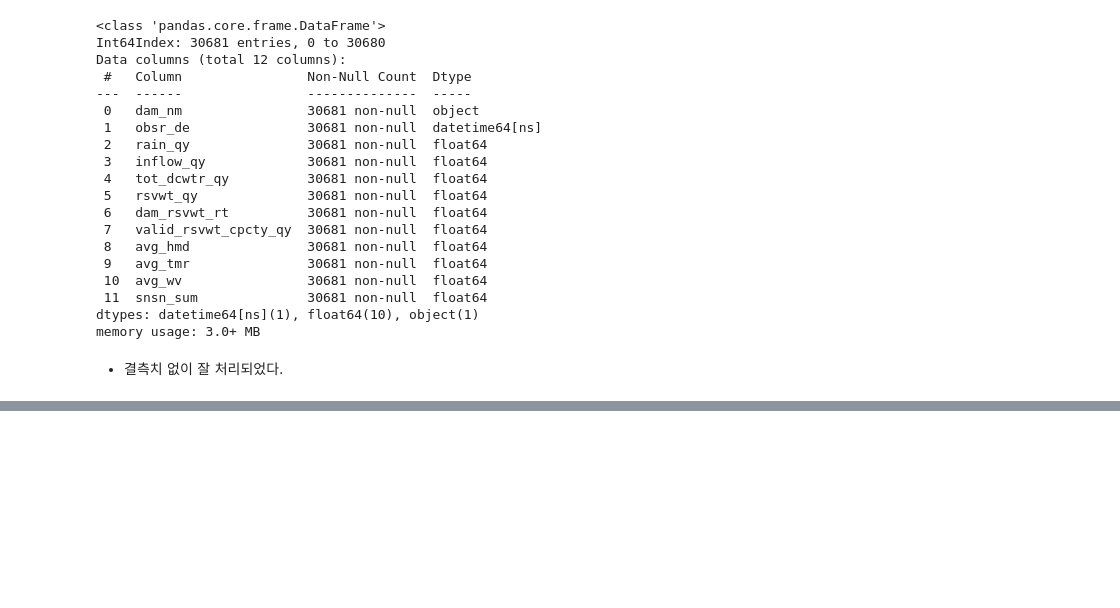
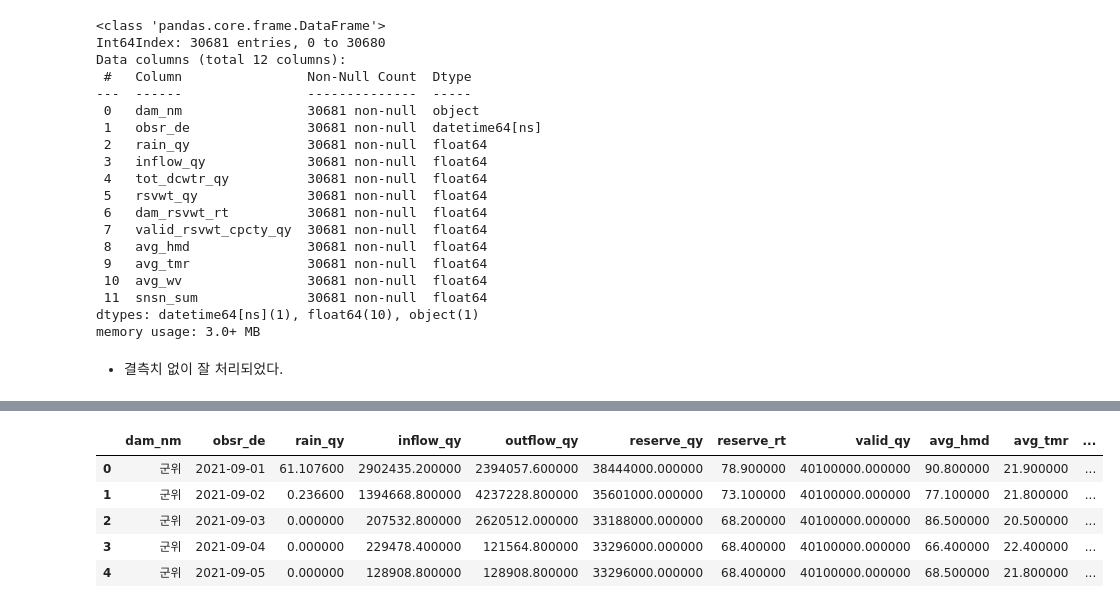
Before and after one commit to chasubeen/KSDC_DB, a Jupyter notebook: data_merge.ipynb, the cells around one changed output, grey strips where cells are left out. Saved outputs shown, nothing was run; the diff lists cells and outputs as text; code cells hidden in the pictures; blank space fills up the shorter version.

```diff
--- a/data_merge.ipynb
+++ b/data_merge.ipynb
@@ -637,2 +680,13 @@ memory usage: 3.0+ MB
+# %%
+df.columns = ['dam_nm','obsr_de', 'rain_qy', 'inflow_qy', 'outflow_qy', 'reserve_qy', 'reserve_rt', 'valid_qy', 'avg_hmd', 'avg_tmr', 'avg_wv', 'sun_sum']
+# %%
+df.head()
+# %% [output]
+|  | dam_nm | obsr_de | rain_qy | inflow_qy | outflow_qy | reserve_qy | reserve_rt | valid_qy | avg_hmd | avg_tmr | ... |
+| 0 | 군위 | 2021-09-01 | 61.107600 | 2902435.200000 | 2394057.600000 | 38444000.000000 | 78.900000 | 40100000.000000 | 90.800000 | 21.900000 | ... |
+| 1 | 군위 | 2021-09-02 | 0.236600 | 1394668.800000 | 4237228.800000 | 35601000.000000 | 73.100000 | 40100000.000000 | 77.100000 | 21.800000 | ... |
+| 2 | 군위 | 2021-09-03 | 0.000000 | 207532.800000 | 2620512.000000 | 33188000.000000 | 68.200000 | 40100000.000000 | 86.500000 | 20.500000 | ... |
+| 3 | 군위 | 2021-09-04 | 0.000000 | 229478.400000 | 121564.800000 | 33296000.000000 | 68.400000 | 40100000.000000 | 66.400000 | 22.400000 | ... |
+| 4 | 군위 | 2021-09-05 | 0.000000 | 128908.800000 | 128908.800000 | 33296000.000000 | 68.400000 | 40100000.000000 | 68.500000 | 21.800000 | ... |
 # %%
 df.to_csv("/content/drive/MyDrive/2023년 K-water 대국민 물 빅데이터 분석과제 공모전/data/병합 데이터(수빈)/final.csv")
```
Also changed, not shown: parts of 22 cells of this notebook.
